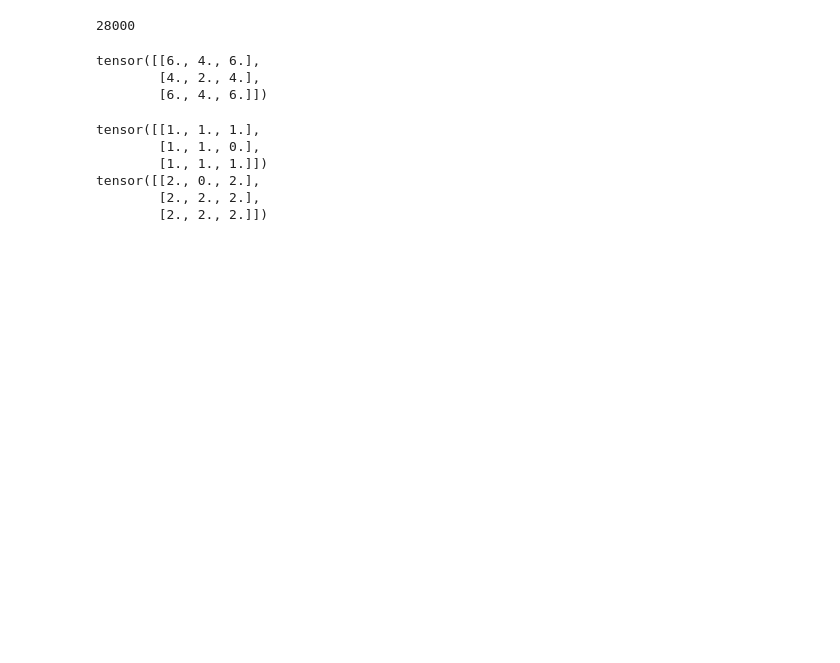
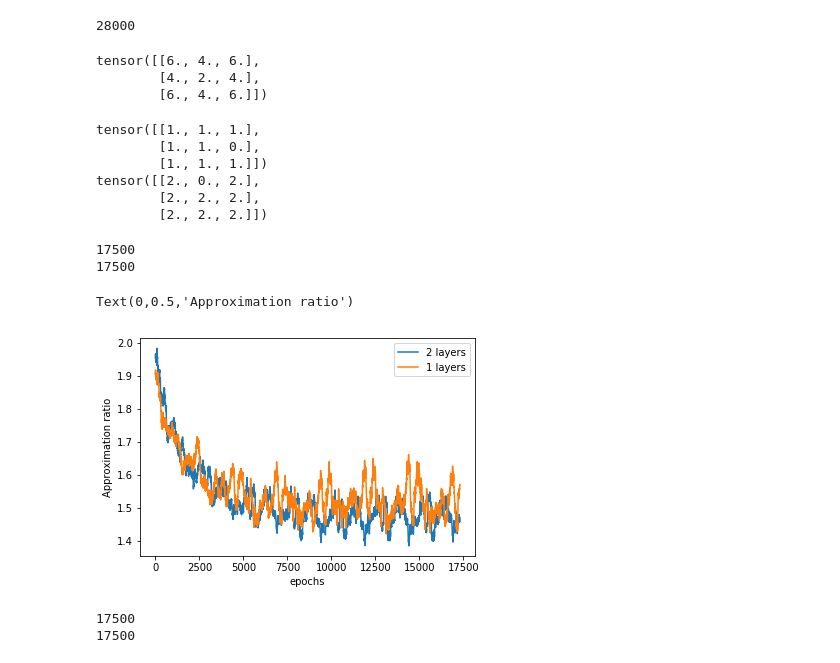
Before and after one commit to louisv123/COLGE, a Jupyter notebook: test.ipynb, the cells around one changed output. Saved outputs shown, nothing was run; the diff lists cells and outputs as text; code cells hidden in the pictures; blank space fills up the shorter version.

```diff
--- a/test.ipynb
+++ b/test.ipynb
@@ -1381,3 +1410,46 @@ tensor([[1., 1., 1.],
 tensor([[2., 0., 2.],
         [2., 2., 2.],
         [2., 2., 2.]])
+# %%
+
+ll_7=np.loadtxt('test_6_10_12_1layer_ed_opti.out')
+ll_8 = np.loadtxt('test_6_10_12_2_layer_opt.out')
+ll_7 =np.array(ll_7)
+ll_8=np.array(ll_8)
+print(len(ll_7))
+print(len(ll_8))
+cc =[]
+cc_1=[]
+last =17500
+for i in range(len(ll_7[-last:])):
+    cc.append(np.mean(ll_7[-last+i:-last+200+i]))
+    cc_1.append(np.mean(ll_8[-last+i:-last+200+i]))
+# %% [output]
+17500
+17500
+# %%
+plt.plot(cc,label="2 layers")
+plt.plot(cc_1, label="1 layers")
+plt.legend()
+plt.xlabel('epochs')
+plt.ylabel('Approximation ratio')
+# %% [output]
+Text(0,0.5,'Approximation ratio')
+[figure, added]
+# %%
+
+ll_7=np.loadtxt('test_6_ab_10_4_layer2.out')
+ll_8 = np.loadtxt('test_6_ab_10_12.out')
+ll_7 =np.array(ll_7)*-1
+ll_8=np.array(ll_8)*-1
+print(len(ll_7))
+print(len(ll_8))
+cc =[]
+cc_1=[]
+last =17500
+for i in range(len(ll_7[-last:])):
+    cc.append(np.mean(ll_7[-last+i:-last+200+i]))
+    cc_1.append(np.mean(ll_8[-last+i:-last+200+i]))
+# %% [output]
+17500
+17500
```
Also changed, not shown: parts of 11 cells of this notebook, 6 other files.
